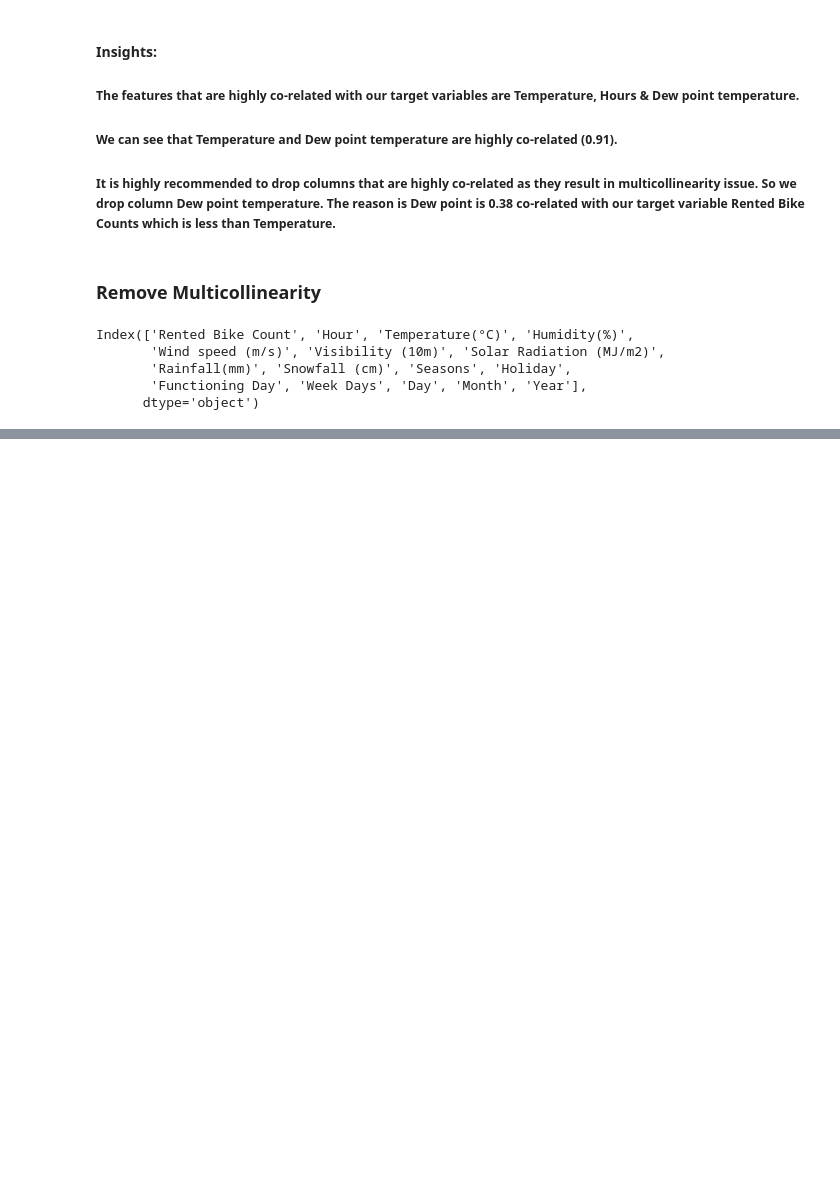
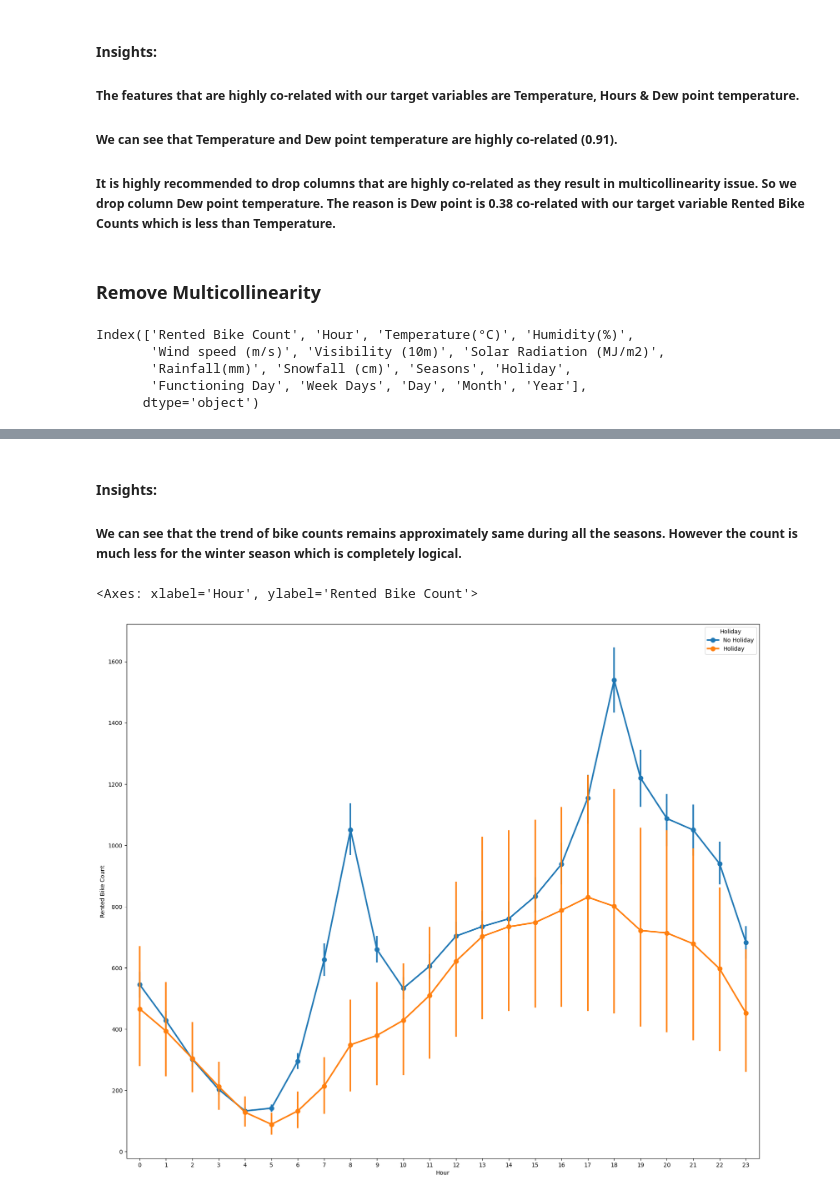
Before and after one commit to NirajBhakhar/Bike-Sharing-Demand-Prediction, a Jupyter notebook: notebooks/DataExploration.ipynb, the cells around one changed output, grey strips where cells are left out. Cells and saved outputs as stored; diff of their text form; code cells hidden in the pictures; blank space fills up the shorter version.

```diff
--- a/notebooks/DataExploration.ipynb
+++ b/notebooks/DataExploration.ipynb
@@ -376,0 +398,9 @@ Index(['Rented Bike Count', 'Hour', 'Temperature(°C)', 'Humidity(%)',
+# %% [markdown]
+#### Insights:
+##### We can see that the trend of bike counts remains approximately same during all the seasons. However the count is much less for the winter season which is completely logical.
+# %%
+plt.figure(figsize=(20,17))
+sns.pointplot(x = dataset['Hour'], y = dataset['Rented Bike Count'],  hue=dataset['Holiday'])
+# %% [output]
+<Axes: xlabel='Hour', ylabel='Rented Bike Count'>
+[figure, added]
```
Also changed, not shown: parts of 10 cells of this notebook.
